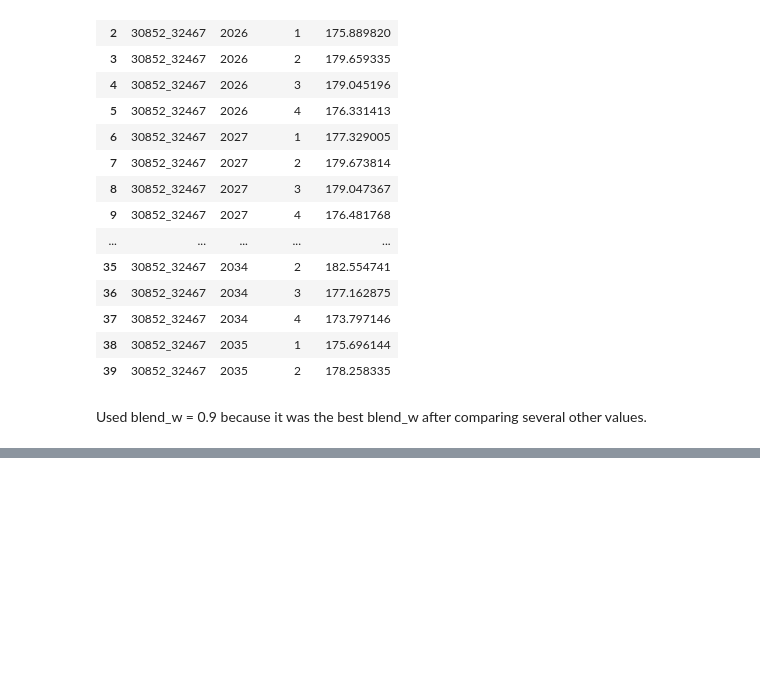
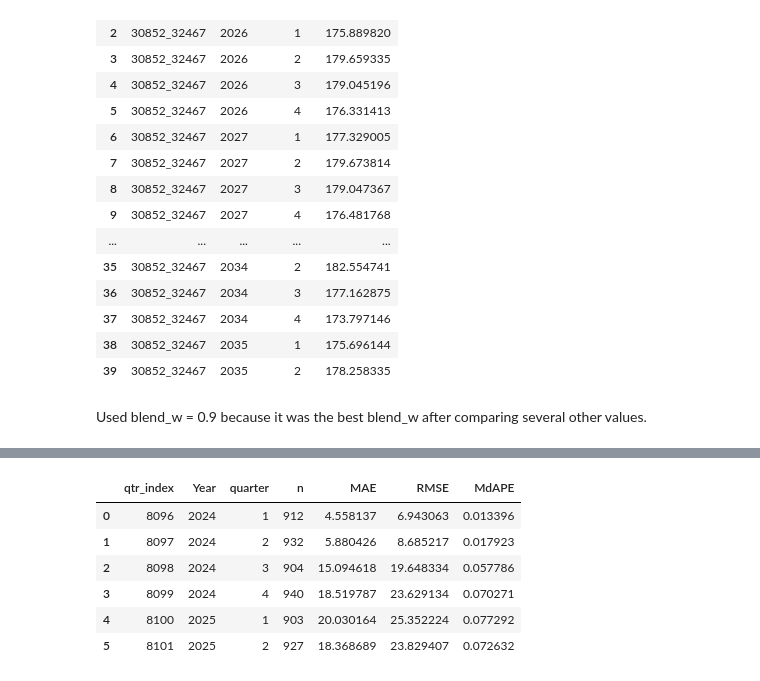
Before and after one commit to Gandalfthegloom/sdss_2026, a Jupyter notebook: Data/Processed/lgb 3.ipynb, the cells around one changed output, grey strips where cells are left out. Drawn from its saved outputs; the diff is of its cells as text; code cells hidden in the pictures; blank space fills up the shorter version.

```diff
--- a/Data/Processed/lgb 3.ipynb
+++ b/Data/Processed/lgb 3.ipynb
@@ -525,0 +834,11 @@ Used blend_w = 0.9 because it was the best blend_w after comparing several other
+# %%
+summary, by_q, eval_df, (model_h1, model_h2), feats = backtest_train_2022_to_2023Q4_test_rest(
+    df,
+    blend_w=0.9,
+    damping_alpha=0.85
+)
+
+print("SUMMARY:")
+print(summary)
+print("\nPER-QUARTER ERROR:")
+print(by_q)
@@ -525,0 +876,10 @@ Used blend_w = 0.9 because it was the best blend_w after comparing several other
+# %%
+by_q
+# %% [output]
+|  | qtr_index | Year | quarter | n | MAE | RMSE | MdAPE |
+| 0 | 8096 | 2024 | 1 | 912 | 4.558137 | 6.943063 | 0.013396 |
+| 1 | 8097 | 2024 | 2 | 932 | 5.880426 | 8.685217 | 0.017923 |
+| 2 | 8098 | 2024 | 3 | 904 | 15.094618 | 19.648334 | 0.057786 |
+| 3 | 8099 | 2024 | 4 | 940 | 18.519787 | 23.629134 | 0.070271 |
+| 4 | 8100 | 2025 | 1 | 903 | 20.030164 | 25.352224 | 0.077292 |
+| 5 | 8101 | 2025 | 2 | 927 | 18.368689 | 23.829407 | 0.072632 |
```
Also changed, not shown: parts of 4 cells of this notebook.
